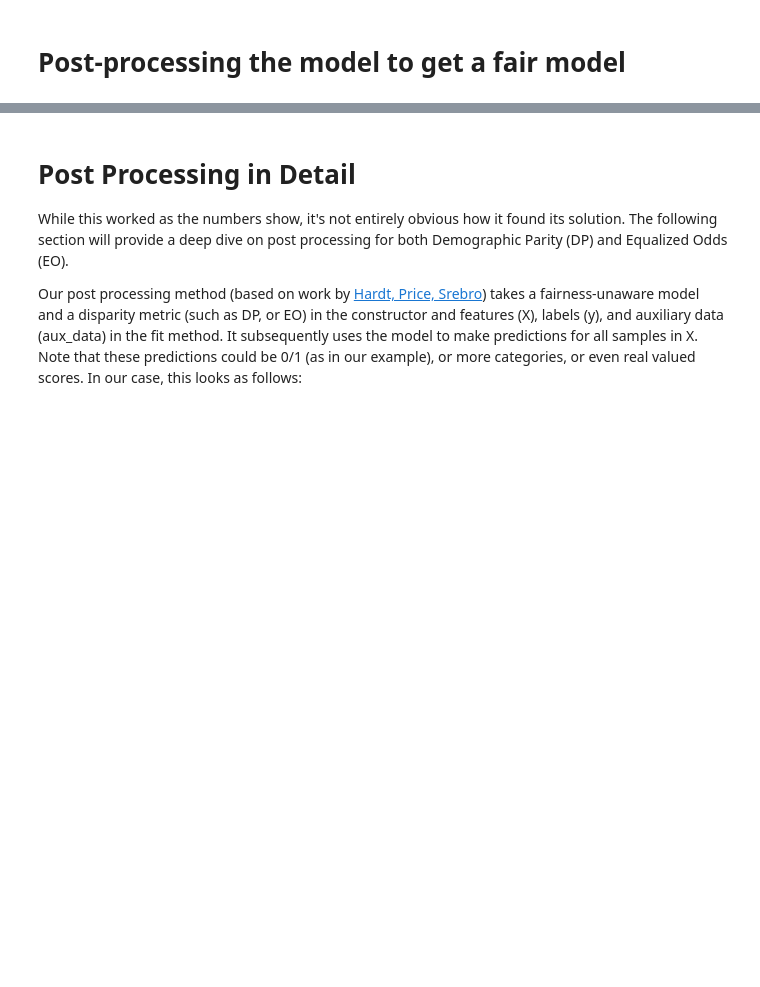
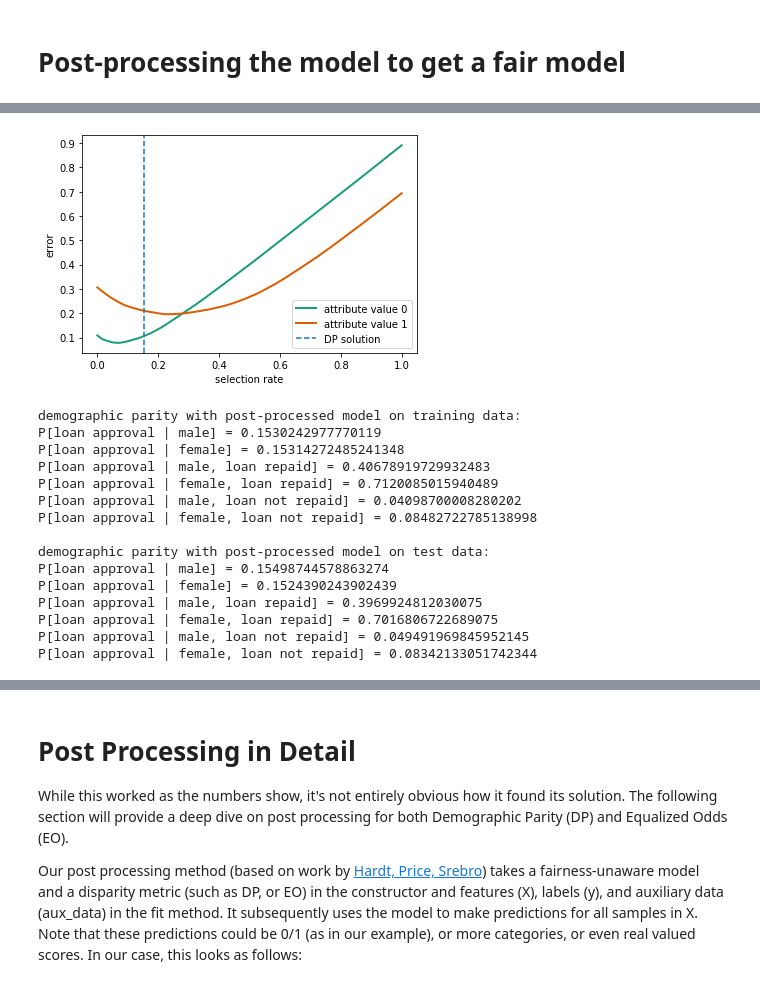
Before and after one commit to fairlearn/fairlearn, a Jupyter notebook: notebooks/Threshold Optimization Post-Processing for Binary Classification.ipynb, the cells around one changed output, grey strips where cells are left out. Cells and saved outputs as stored; diff of their text form; code cells hidden in the pictures; blank space fills up the shorter version.

```diff
--- a/notebooks/Threshold Optimization Post-Processing for Binary Classification.ipynb
+++ b/notebooks/Threshold Optimization Post-Processing for Binary Classification.ipynb
@@ -99,19 +155,53 @@ P[\text{loan approval} | \text{male, loan repaid}] = 0.95 \neq 0.15 = P[\text{lo
 $$
 
 Assessing which disparity metric is indeed fair varies by application scenario.
+# %%
+# This wrapper around the unconstrained estimator serves the purpose of mapping the predict
+# method to predict_proba so that we can use real values to get more accurate estimates.
+class LogisticRegressionAsRegression:
+    def __init__(self, logistic_regression_estimator):
+        self.logistic_regression_estimator = logistic_regression_estimator
+
+    def fit(self, X, y):
+        self.logistic_regression_estimator.fit(X, y)
+
+    def predict(self, X):
+        # use predict_proba to get real values instead of 0/1, select only prob for 1
+        scores = self.logistic_regression_estimator.predict_proba(X)[:,1]
+        return scores
 # %%
 from fairlearn.post_processing import ThresholdOptimizer
-from copy import deepcopy
 
-post_processed_model_DP = ThresholdOptimizer(unconstrained_model=deepcopy(unconstrained_model), parity_criteria="DemographicParity", plot=True, seed=0)
+unconstrained_model_wrapper = LogisticRegressionAsRegression(unconstrained_model)
+post_processed_model_DP = ThresholdOptimizer(unconstrained_model=unconstrained_model_wrapper,
+                                             parity_criteria="DemographicParity",
+                                             plot=True,
+                                             seed=0)
 
-post_processed_model_DP.fit(X_train, y_train, aux_data=X_train.Sex)
+post_processed_model_DP.fit(X_train, y_train, group_data=X_train.Sex)
 
 fairness_aware_predictions_DP_train = post_processed_model_DP.predict(X_train, group_data=X_train.Sex)
 fairness_aware_predictions_DP_test = post_processed_model_DP.predict(X_test, group_data=X_test.Sex)
 
-show_proportions(X_train, fairness_aware_predictions_DP_train, y_train, description="demographic parity with post-processed model on training data:")
+show_proportions(X_train, fairness_aware_predictions_DP_train, y_train, description="demographic parity with post-processed model on training data:", plot_row_index=1)
 show_proportions(X_test, fairness_aware_predictions_DP_test, y_test, description="demographic parity with post-processed model on test data:")
+# %% [output]
+[figure, added]
+demographic parity with post-processed model on training data:
+P[loan approval | male] = 0.1530242977770119
+P[loan approval | female] = 0.15314272485241348
+P[loan approval | male, loan repaid] = 0.40678919729932483
+P[loan approval | female, loan repaid] = 0.7120085015940489
+P[loan approval | male, loan not repaid] = 0.04098700008280202
+P[loan approval | female, loan not repaid] = 0.08482722785138998
+
+demographic parity with post-processed model on test data:
+P[loan approval | male] = 0.15498744578863274
+P[loan approval | female] = 0.1524390243902439
+P[loan approval | male, loan repaid] = 0.3969924812030075
+P[loan approval | female, loan repaid] = 0.7016806722689075
+P[loan approval | male, loan not repaid] = 0.049491969845952145
+P[loan approval | female, loan not repaid] = 0.08342133051742344
 # %%
 from fairlearn.post_processing import ThresholdOptimizer
 from copy import deepcopy
```
Also changed, not shown: parts of 19 cells of this notebook, 3 other files.
